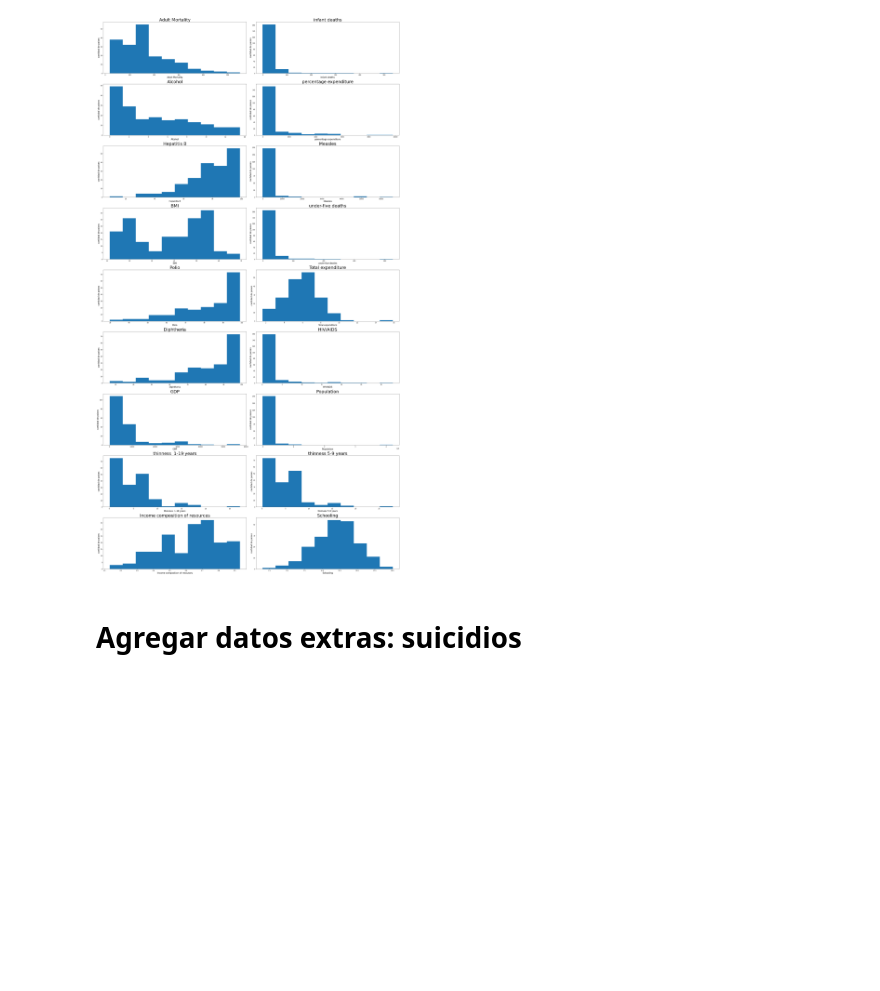
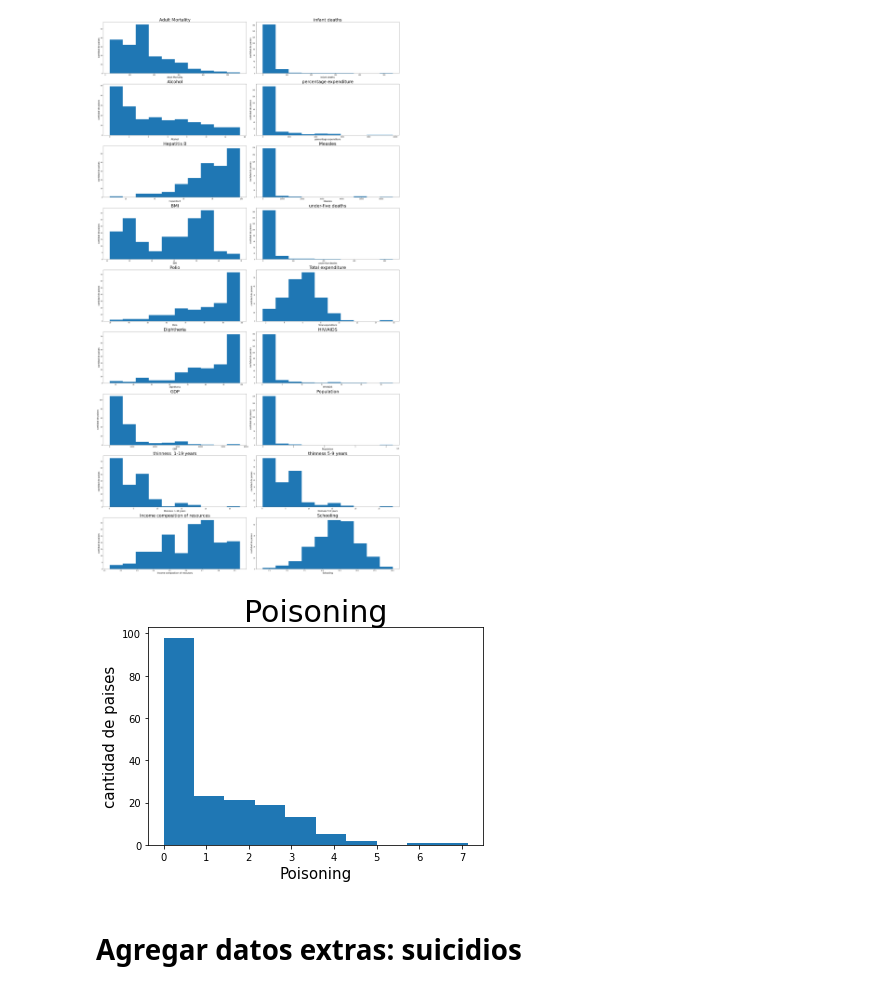
Before and after one commit to facutotaro/metnum-tp3, a Jupyter notebook: linea_experimentacion_1/linea_experimentacion_1.ipynb, the cells around one changed output. Cells and saved outputs as stored; diff of their text form; code cells hidden in the pictures; blank space fills up the shorter version.

```diff
--- a/linea_experimentacion_1/linea_experimentacion_1.ipynb
+++ b/linea_experimentacion_1/linea_experimentacion_1.ipynb
@@ -57,6 +61,11 @@ plt.tight_layout()
 plt.show()
 # %% [output]
 [figure]
+# %%
+pretty_displot(df, "Poisoning")
+plt.show()
+# %% [output]
+[figure, added]
 # %% [markdown]
 # Agregar datos extras: suicidios
 # %%
```
Also changed, not shown: parts of 4 cells of this notebook, 1 other file.
